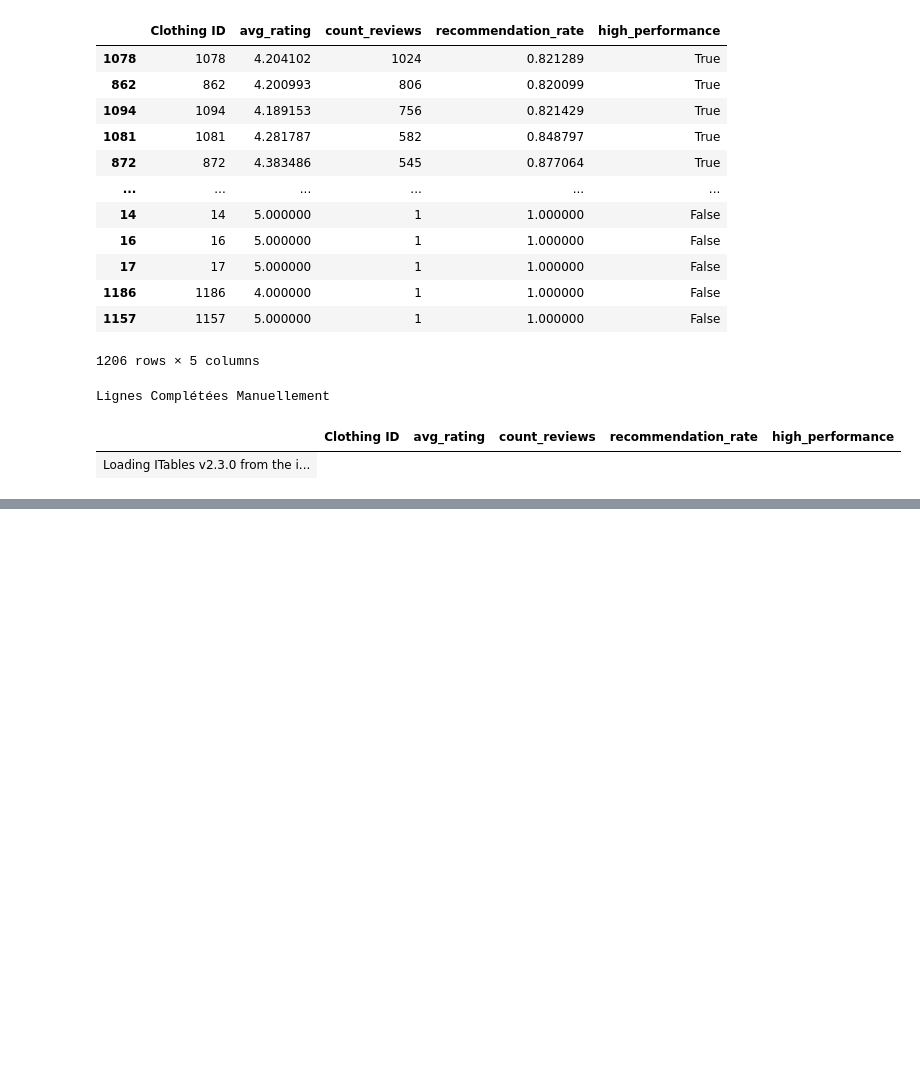
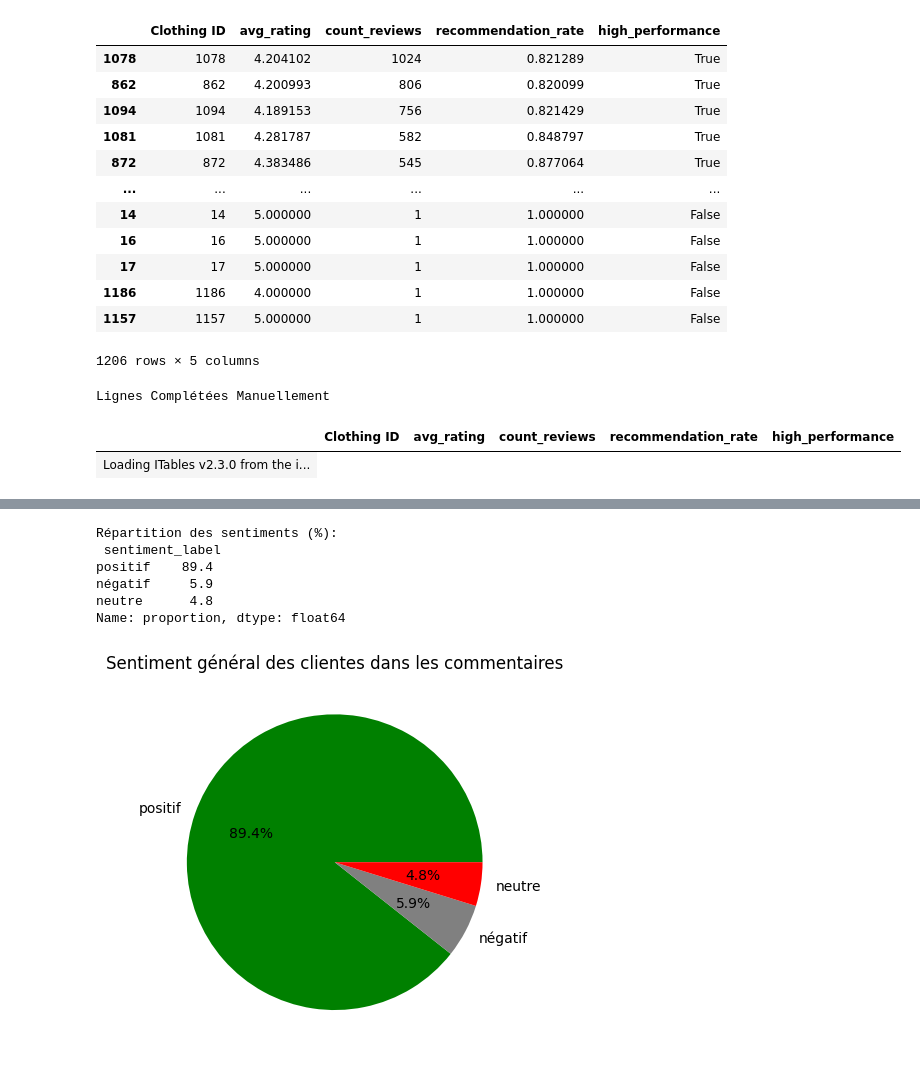
Before and after one commit to stephene369/MentorBiProject-2, a Jupyter notebook: main.ipynb, the cells around one changed output, grey strips where cells are left out. Cells and saved outputs as stored; diff of their text form; code cells hidden in the pictures; blank space fills up the shorter version.

```diff
--- a/main.ipynb
+++ b/main.ipynb
@@ -366,0 +633,43 @@ Lignes Complétées Manuellement
+# %%
+from nltk.sentiment.vader import SentimentIntensityAnalyzer
+
+# Initialiser l'analyseur VADER
+sia = SentimentIntensityAnalyzer()
+
+# Appliquer l’analyse de sentiment à chaque review text
+def get_sentiment_score(text):
+    if pd.isnull(text):
+        return 0  # ou None
+    return sia.polarity_scores(text)['compound']
+
+df['sentiment_score'] = df['Review Text'].apply(get_sentiment_score)
+
+# Classer le sentiment en positif, neutre, négatif
+def get_sentiment_label(score):
+    if score >= 0.05:
+        return 'positif'
+    elif score <= -0.05:
+        return 'négatif'
+    else:
+        return 'neutre'
+
+df['sentiment_label'] = df['sentiment_score'].apply(get_sentiment_label)
+# %%
+sentiment_counts = df['sentiment_label'].value_counts(normalize=True) * 100
+print("Répartition des sentiments (%):\n", sentiment_counts.round(1))
+# %% [output]
+Répartition des sentiments (%):
+ sentiment_label
+positif    89.4
+négatif     5.9
+neutre      4.8
+Name: proportion, dtype: float64
+# %%
+import matplotlib.pyplot as plt
+
+sentiment_counts.plot(kind='pie', autopct='%1.1f%%', colors=['green', 'grey', 'red'])
+plt.title("Sentiment général des clientes dans les commentaires")
+plt.ylabel('')
+plt.show()
+# %% [output]
+[figure, added]
```
Also changed, not shown: parts of 51 cells of this notebook, 2 other files.
